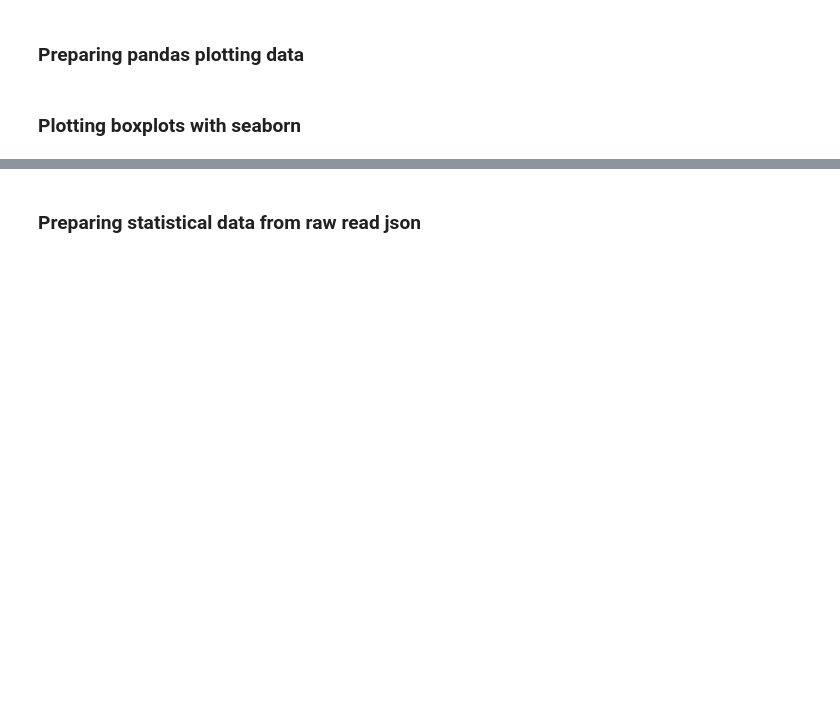
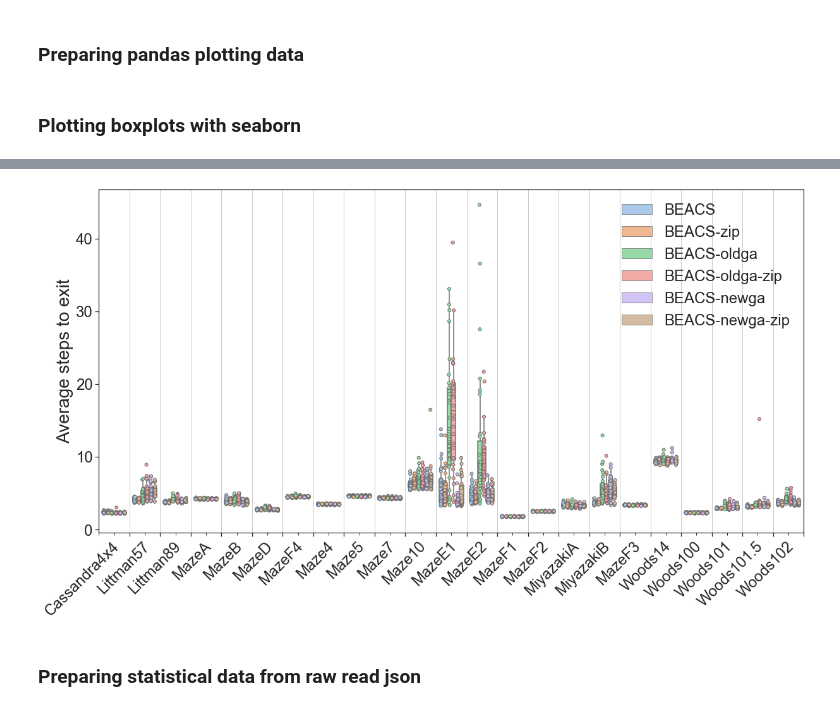
Before and after one commit to RomainOr/Reasoning-with-ALCS, a Jupyter notebook: example/MazeBoxplot.ipynb, the cells around one changed output, grey strips where cells are left out. Cells and saved outputs as stored; diff of their text form; code cells hidden in the pictures; blank space fills up the shorter version.

```diff
--- a/example/MazeBoxplot.ipynb
+++ b/example/MazeBoxplot.ipynb
@@ -282,3 +255,7 @@ plot_pep_accumulated_error(pandas_data)
+# %%
+plot_avg_steps_to_exit(pandas_data)
+# %% [output]
+[figure, added]
 # %%
 #plot_first_time_full_knowledge_achieved(pandas_data)
 #plot_last_time_full_knowledge_achieved(pandas_data)
```
Also changed, not shown: parts of 8 cells of this notebook, 7 other files.
